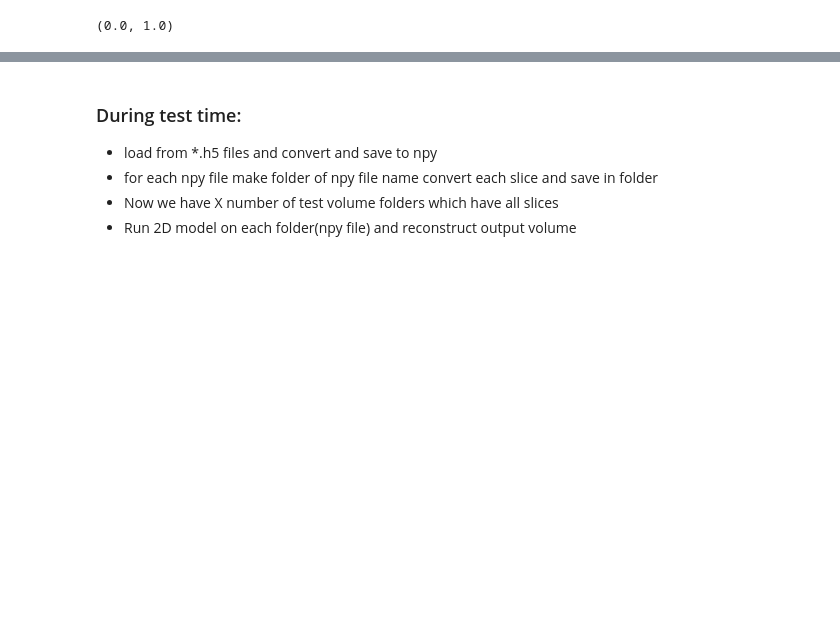
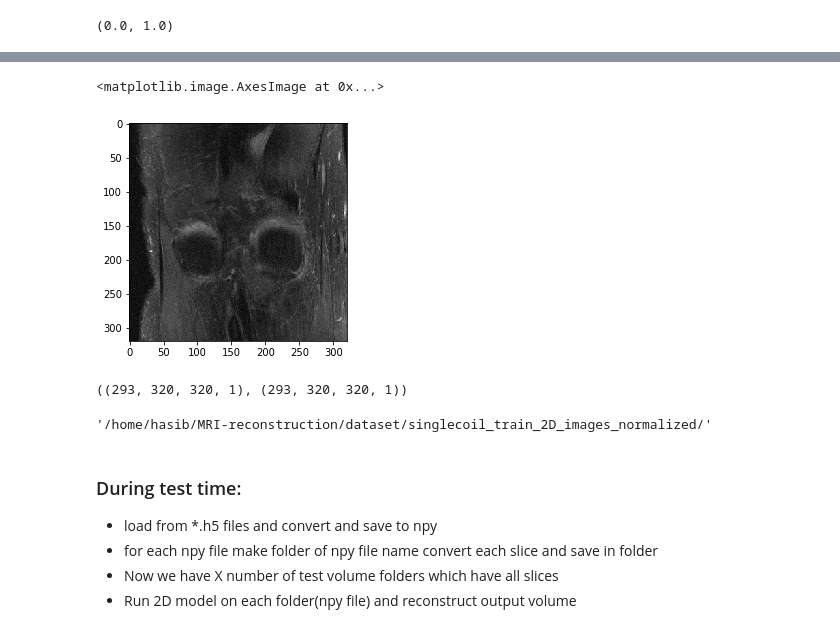
Before and after one commit to hasibzunair/res-unet-fastmri, a Jupyter notebook: train_data_load_2D.ipynb, the cells around one changed output, grey strips where cells are left out. Drawn from its saved outputs; the diff is of its cells as text; code cells hidden in the pictures; blank space fills up the shorter version.

```diff
--- a/train_data_load_2D.ipynb
+++ b/train_data_load_2D.ipynb
@@ -196,0 +248,17 @@ min(flat), max(flat)
+# %%
+plt.imshow(y_train[num], cmap='gray')
+# %% [output]
+<matplotlib.image.AxesImage at 0x...>
+[figure, added]
+# %%
+x_train = np.reshape(x_train, (293, 320, 320, 1))
+y_train = np.reshape(y_train, (293, 320, 320, 1))
+
+x_train.shape, y_train.shape
+# %% [output]
+((293, 320, 320, 1), (293, 320, 320, 1))
+# %%
+SAVE_DATA_PATH = os.path.join(TRAIN_DATASET_PATH, "singlecoil_train_2D_images_normalized/")
+SAVE_DATA_PATH
+# %% [output]
+'/home/hasib/MRI-reconstruction/dataset/singlecoil_train_2D_images_normalized/'
```
Also changed, not shown: parts of 19 cells of this notebook, 3 other files.
